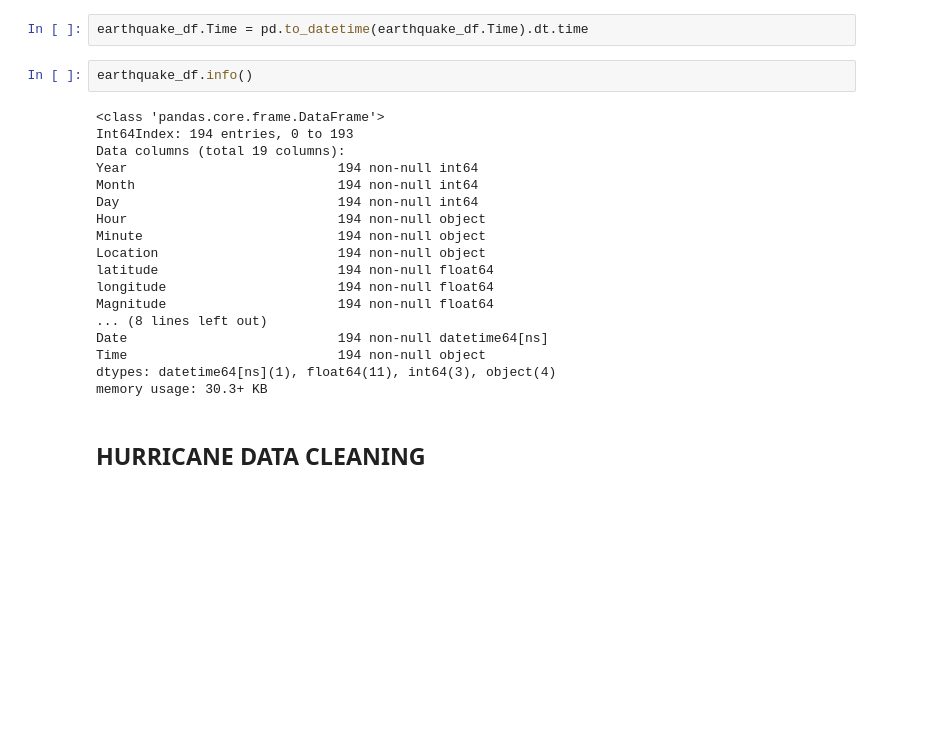
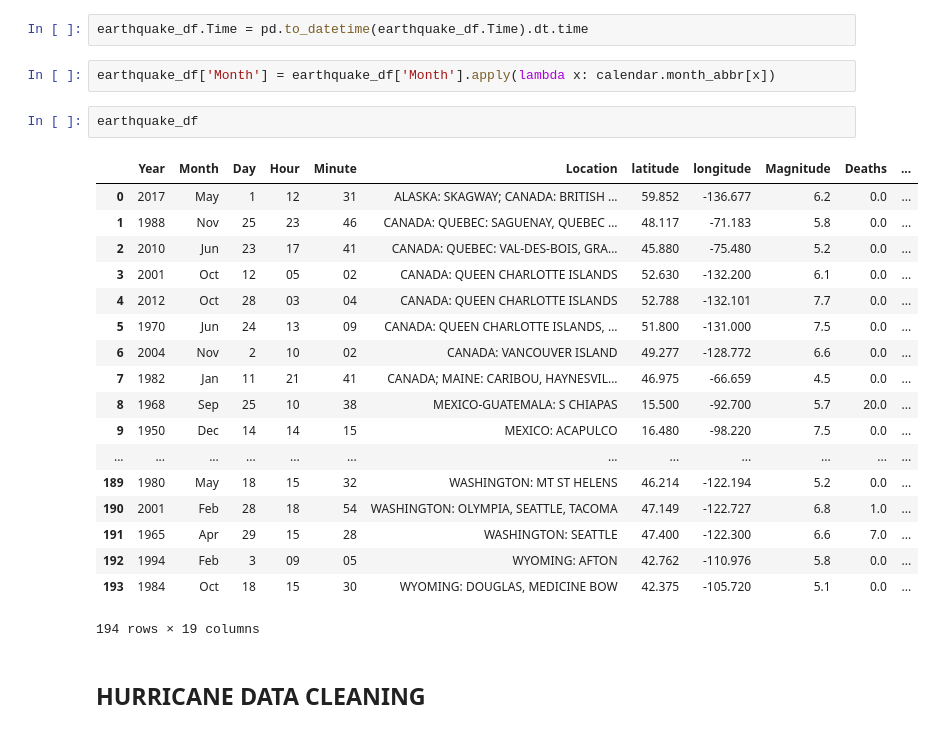
Before and after one commit to jmuthondu/Project-2-Natural-Disasters, a Jupyter notebook: data/notebooks/mongo_db.ipynb, the cells around one changed output. Saved outputs shown, nothing was run; the diff lists cells and outputs as text; blank space fills up the shorter version.

Commit message:
Added month column

```diff
--- a/data/notebooks/mongo_db.ipynb
+++ b/data/notebooks/mongo_db.ipynb
@@ -37,26 +38,29 @@ earthquake_df["Time"] = earthquake_df.Hour.map(str) + ":" + earthquake_df.Minute
 earthquake_df = earthquake_df.rename(columns = {"Latitude": "latitude", "Longitude": "longitude"})
 # %%
 earthquake_df.Time = pd.to_datetime(earthquake_df.Time).dt.time
+# %%
+earthquake_df['Month'] = earthquake_df['Month'].apply(lambda x: calendar.month_abbr[x])
 # %%
-earthquake_df.info()
+earthquake_df
 # %% [output]
+|  | Year | Month | Day | Hour | Minute | Location | latitude | longitude | Magnitude | Deaths | ... |
+| 0 | 2017 | May | 1 | 12 | 31 | ALASKA: SKAGWAY; CANADA: BRITISH ... | 59.852 | -136.677 | 6.2 | 0.0 | ... |
+| 1 | 1988 | Nov | 25 | 23 | 46 | CANADA: QUEBEC: SAGUENAY, QUEBEC ... | 48.117 | -71.183 | 5.8 | 0.0 | ... |
+| 2 | 2010 | Jun | 23 | 17 | 41 | CANADA: QUEBEC: VAL-DES-BOIS, GRA... | 45.880 | -75.480 | 5.2 | 0.0 | ... |
+| 3 | 2001 | Oct | 12 | 05 | 02 | CANADA: QUEEN CHARLOTTE ISLANDS | 52.630 | -132.200 | 6.1 | 0.0 | ... |
+| 4 | 2012 | Oct | 28 | 03 | 04 | CANADA: QUEEN CHARLOTTE ISLANDS | 52.788 | -132.101 | 7.7 | 0.0 | ... |
+| 5 | 1970 | Jun | 24 | 13 | 09 | CANADA: QUEEN CHARLOTTE ISLANDS, ... | 51.800 | -131.000 | 7.5 | 0.0 | ... |
+| 6 | 2004 | Nov | 2 | 10 | 02 | CANADA: VANCOUVER ISLAND | 49.277 | -128.772 | 6.6 | 0.0 | ... |
+| 7 | 1982 | Jan | 11 | 21 | 41 | CANADA; MAINE: CARIBOU, HAYNESVIL... | 46.975 | -66.659 | 4.5 | 0.0 | ... |
+| 8 | 1968 | Sep | 25 | 10 | 38 | MEXICO-GUATEMALA: S CHIAPAS | 15.500 | -92.700 | 5.7 | 20.0 | ... |
+| 9 | 1950 | Dec | 14 | 14 | 15 | MEXICO: ACAPULCO | 16.480 | -98.220 | 7.5 | 0.0 | ... |
+| ... | ... | ... | ... | ... | ... | ... | ... | ... | ... | ... | ... |
+| 189 | 1980 | May | 18 | 15 | 32 | WASHINGTON: MT ST HELENS | 46.214 | -122.194 | 5.2 | 0.0 | ... |
+| 190 | 2001 | Feb | 28 | 18 | 54 | WASHINGTON: OLYMPIA, SEATTLE, TACOMA | 47.149 | -122.727 | 6.8 | 1.0 | ... |
+| 191 | 1965 | Apr | 29 | 15 | 28 | WASHINGTON: SEATTLE | 47.400 | -122.300 | 6.6 | 7.0 | ... |
+| 192 | 1994 | Feb | 3 | 09 | 05 | WYOMING: AFTON | 42.762 | -110.976 | 5.8 | 0.0 | ... |
+| 193 | 1984 | Oct | 18 | 15 | 30 | WYOMING: DOUGLAS, MEDICINE BOW | 42.375 | -105.720 | 5.1 | 0.0 | ... |
-<class 'pandas.core.frame.DataFrame'>
-Int64Index: 194 entries, 0 to 193
-Data columns (total 19 columns):
-Year                           194 non-null int64
-Month                          194 non-null int64
-Day                            194 non-null int64
-Hour                           194 non-null object
-Minute                         194 non-null object
-Location                       194 non-null object
-latitude                       194 non-null float64
-longitude                      194 non-null float64
-Magnitude                      194 non-null float64
-... (8 lines left out)
-Date                           194 non-null datetime64[ns]
-Time                           194 non-null object
-dtypes: datetime64[ns](1), float64(11), int64(3), object(4)
-memory usage: 30.3+ KB
+194 rows × 19 columns
 # %% [markdown]
 ## HURRICANE DATA CLEANING
 # %%
```
Also changed, not shown: parts of 17 cells of this notebook.
